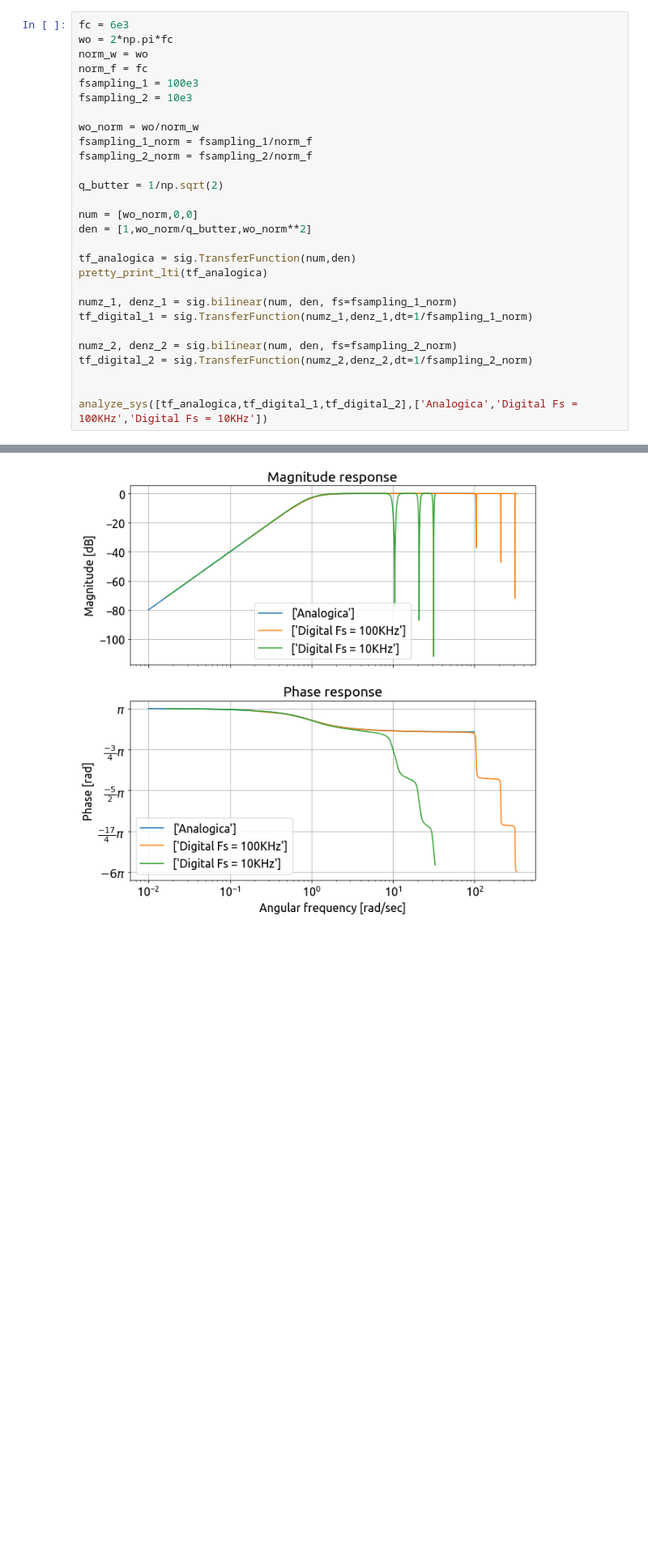
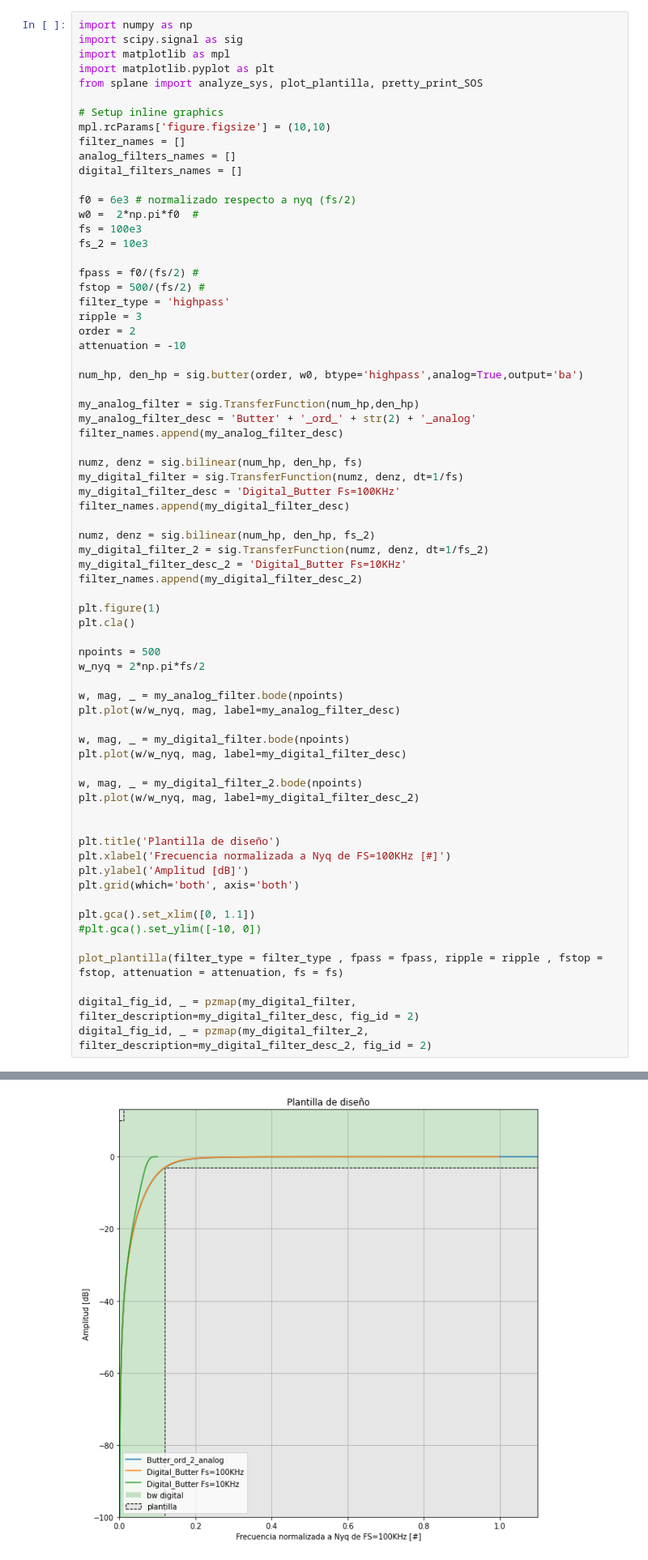
Before and after one commit to MatiPardoE/TC2, a Jupyter notebook: es8/ES8 Pardo.ipynb, the cells around one changed output, grey strips where cells are left out. Shown: that part at 81% size. Cells and saved outputs as stored; diff of their text form; blank space fills up the shorter version.

```diff
--- a/es8/ES8 Pardo.ipynb
+++ b/es8/ES8 Pardo.ipynb
@@ -175,31 +212,72 @@ A tener en cuenta: Para los graficos digitales se debe tomar como valido hasta e
 # %% [markdown]
 ### PasaAltos Digital
 # %%
-fc = 6e3
-wo = 2*np.pi*fc
-norm_w = wo
-norm_f = fc
-fsampling_1 = 100e3
-fsampling_2 = 10e3
+import numpy as np
+import scipy.signal as sig
+import matplotlib as mpl
+import matplotlib.pyplot as plt
+from splane import analyze_sys, plot_plantilla, pretty_print_SOS
 
-wo_norm = wo/norm_w
-fsampling_1_norm = fsampling_1/norm_f
-fsampling_2_norm = fsampling_2/norm_f
+# Setup inline graphics
+mpl.rcParams['figure.figsize'] = (10,10)
+filter_names = []
+analog_filters_names = []
+digital_filters_names = []
 
-q_butter = 1/np.sqrt(2)
+f0 = 6e3 # normalizado respecto a nyq (fs/2)
+w0 =  2*np.pi*f0  #
+fs = 100e3
+fs_2 = 10e3
 
-num = [wo_norm,0,0]
-den = [1,wo_norm/q_butter,wo_norm**2]
+fpass = f0/(fs/2) #
+fstop = 500/(fs/2) #
+filter_type = 'highpass'
+ripple = 3
+order = 2
+attenuation = -10
 
-tf_analogica = sig.TransferFunction(num,den)
-pretty_print_lti(tf_analogica)
+num_hp, den_hp = sig.butter(order, w0, btype='highpass',analog=True,output='ba')
 
-numz_1, denz_1 = sig.bilinear(num, den, fs=fsampling_1_norm)
-tf_digital_1 = sig.TransferFunction(numz_1,denz_1,dt=1/fsampling_1_norm)
+my_analog_filter = sig.TransferFunction(num_hp,den_hp)
+my_analog_filter_desc = 'Butter' + '_ord_' + str(2) + '_analog'
+filter_names.append(my_analog_filter_desc)
 
-numz_2, denz_2 = sig.bilinear(num, den, fs=fsampling_2_norm)
-tf_digital_2 = sig.TransferFunction(numz_2,denz_2,dt=1/fsampling_2_norm)
+numz, denz = sig.bilinear(num_hp, den_hp, fs)
+my_digital_filter = sig.TransferFunction(numz, denz, dt=1/fs)
+my_digital_filter_desc = 'Digital_Butter Fs=100KHz'
+filter_names.append(my_digital_filter_desc)
+
+numz, denz = sig.bilinear(num_hp, den_hp, fs_2)
+my_digital_filter_2 = sig.TransferFunction(numz, denz, dt=1/fs_2)
+my_digital_filter_desc_2 = 'Digital_Butter Fs=10KHz'
+filter_names.append(my_digital_filter_desc_2)
+
+plt.figure(1)
+plt.cla()
+
+npoints = 500
+w_nyq = 2*np.pi*fs/2
+
+w, mag, _ = my_analog_filter.bode(npoints)
+plt.plot(w/w_nyq, mag, label=my_analog_filter_desc)
+
+w, mag, _ = my_digital_filter.bode(npoints)
+plt.plot(w/w_nyq, mag, label=my_digital_filter_desc)
+
+w, mag, _ = my_digital_filter_2.bode(npoints)
+plt.plot(w/w_nyq, mag, label=my_digital_filter_desc_2)
 
 
-analyze_sys([tf_analogica,tf_digital_1,tf_digital_2],['Analogica','Digital Fs = 100KHz','Digital Fs = 10KHz'])
+plt.title('Plantilla de diseño')
+plt.xlabel('Frecuencia normalizada a Nyq de FS=100KHz [#]')
+plt.ylabel('Amplitud [dB]')
+plt.grid(which='both', axis='both')
+
+plt.gca().set_xlim([0, 1.1])
+#plt.gca().set_ylim([-10, 0])
+
+plot_plantilla(filter_type = filter_type , fpass = fpass, ripple = ripple , fstop = fstop, attenuation = attenuation, fs = fs)
+
+digital_fig_id, _ = pzmap(my_digital_filter, filter_description=my_digital_filter_desc, fig_id = 2)
+digital_fig_id, _ = pzmap(my_digital_filter_2, filter_description=my_digital_filter_desc_2, fig_id = 2)
 # %% [output]
@@ -207 +284 @@ $\displaystyle \frac{s^2 }{s^2 + s \,\, 1.414 +   1 }$
-[figure, old version]
+[figure, new version]
```
Also changed, not shown: parts of 5 cells of this notebook, 1 other file.
